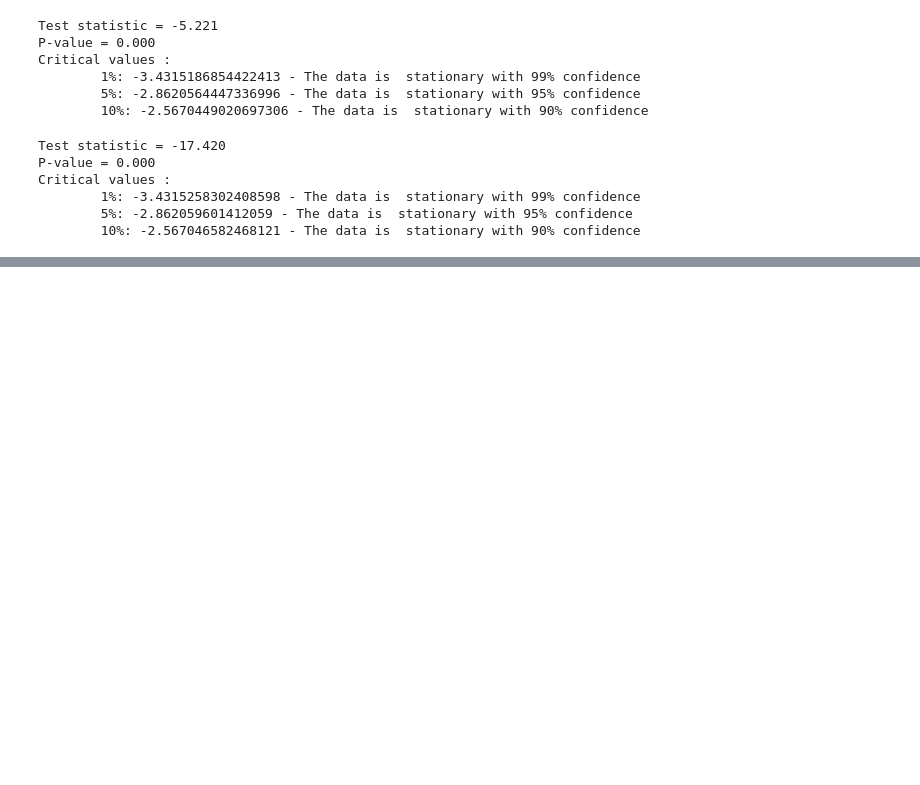
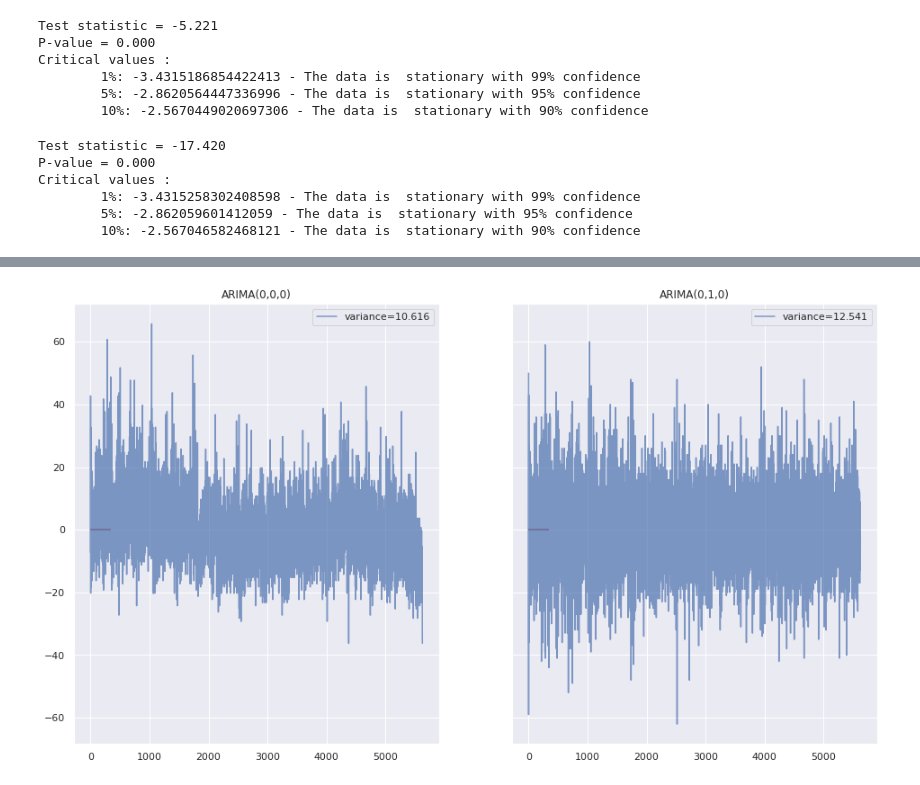
Before and after one commit to andrewmaurer/ml-techniques, a Jupyter notebook: Time Series Forecasting.ipynb, the cells around one changed output, grey strips where cells are left out. Cells and saved outputs as stored; diff of their text form; code cells hidden in the pictures; blank space fills up the shorter version.

Commit message:
working on ARIMA

```diff
--- a/Time Series Forecasting.ipynb
+++ b/Time Series Forecasting.ipynb
@@ -269,0 +303,8 @@ Critical values :
+# %%
+model = ARIMA(data_ts.ALL, (0,0,0), freq='D')
+res_000 = model.fit()
+print(res_000.summary())
+
+model = ARIMA(data_ts.ALL, (0,1,0), freq='D')
+res_010 = model.fit()
+print(res_010.summary())
@@ -269,0 +329,12 @@ Critical values :
+# %%
+fig, ax = plt.subplots(1, 2, sharey=True, figsize=(16, 9))
+ax[0].plot(res_000.resid.values, alpha=0.7, label='variance={:.3f}'.format(np.std(res_000.resid.values)));
+ax[0].hlines(0, xmin=0, xmax=350, color='r');
+ax[0].set_title("ARIMA(0,0,0)");
+ax[0].legend();
+ax[1].plot(res_010.resid.values, alpha=0.7, label='variance={:.3f}'.format(np.std(res_010.resid.values)));
+ax[1].hlines(0, xmin=0, xmax=350, color='r');
+ax[1].set_title("ARIMA(0,1,0)");
+ax[1].legend();
+# %% [output]
+[figure, added]
```
Also changed, not shown: parts of 24 cells of this notebook.
